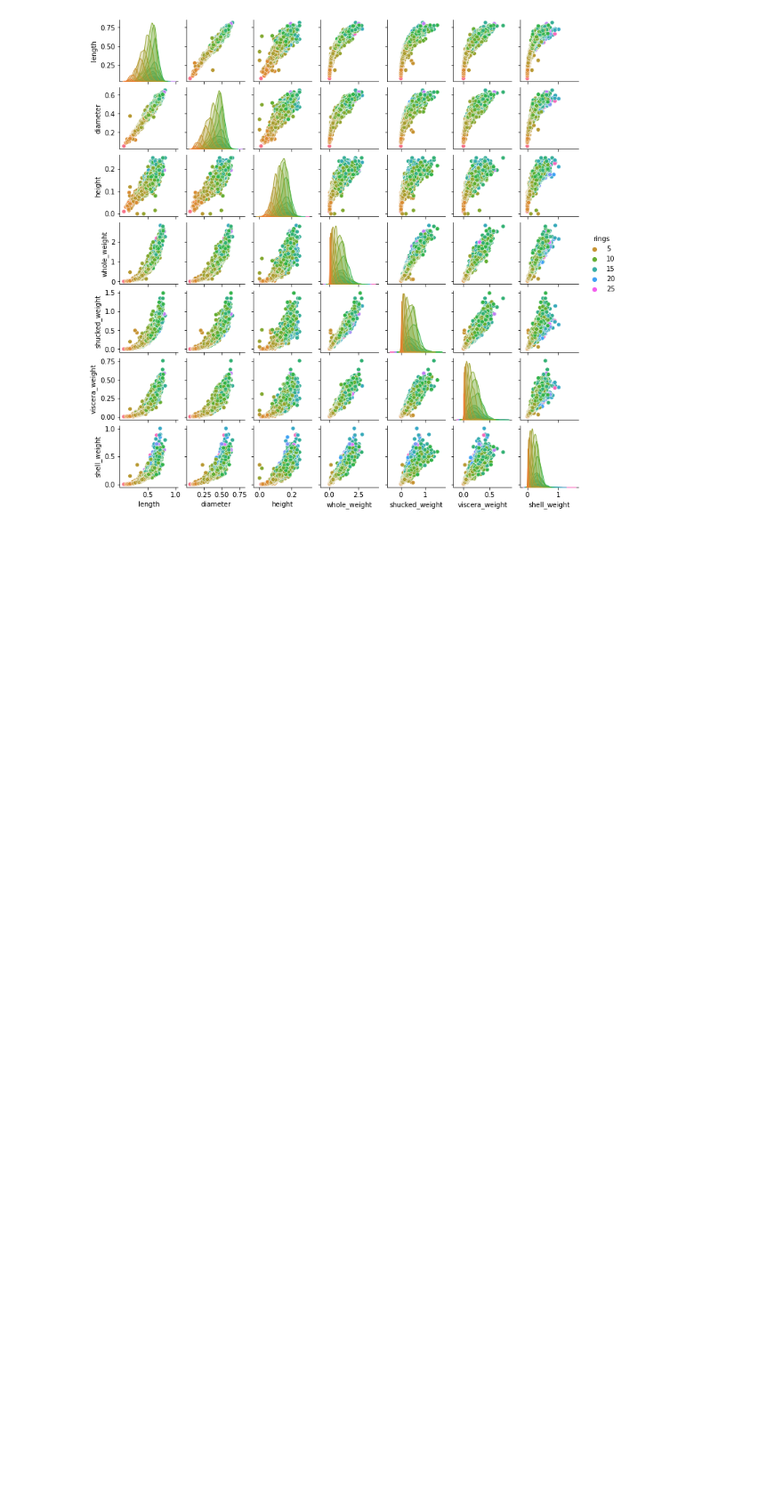
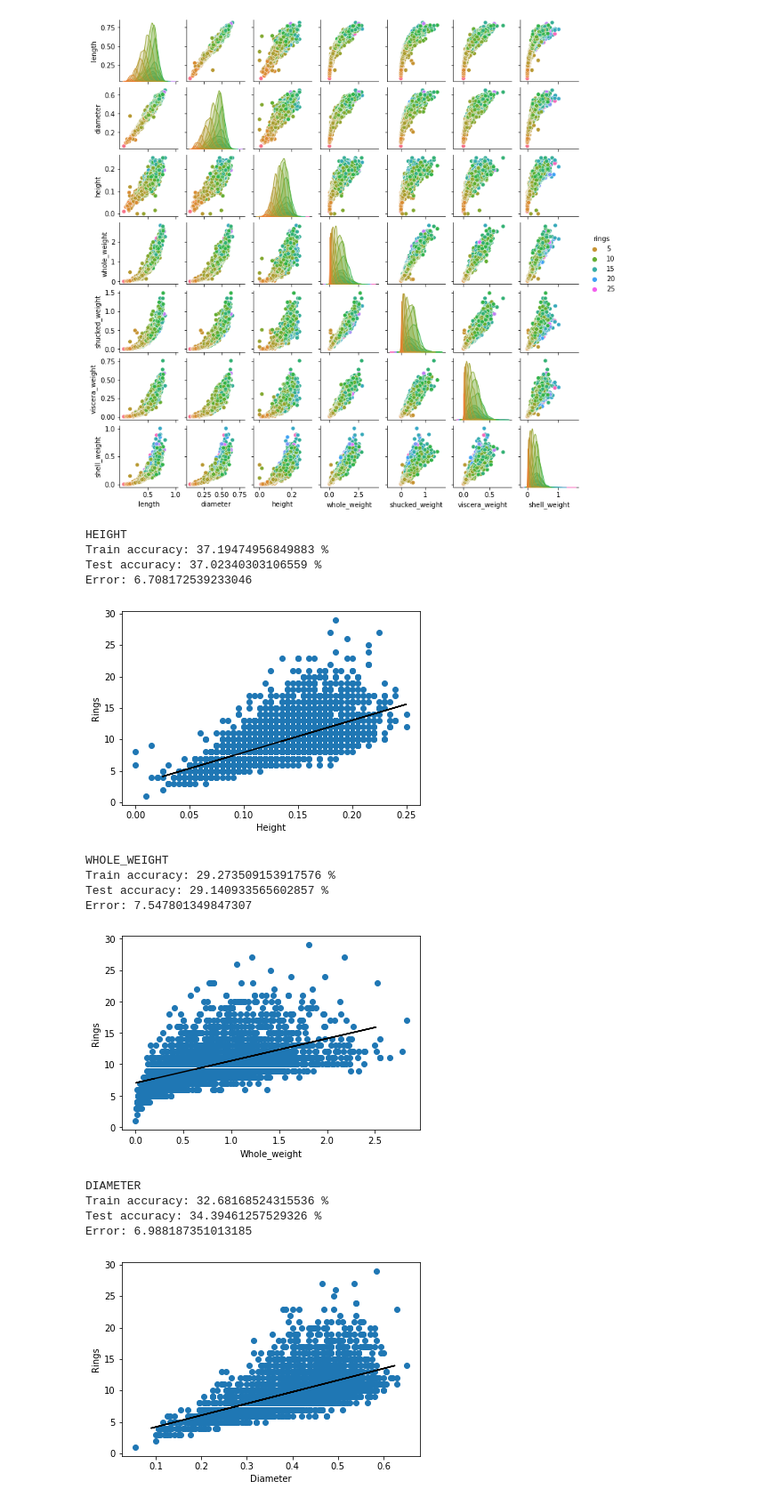
Before and after one commit to Phyvoz/DS_project, a Jupyter notebook: project.ipynb, the cells around one changed output. Shown: that part at 89% size. Drawn from its saved outputs; the diff is of its cells as text; code cells hidden in the pictures; blank space fills up the shorter version.

Commit message:
Tried a very basic linear regression without any interesting outcome (as expected)

```diff
--- a/project.ipynb
+++ b/project.ipynb
@@ -141,0 +146,48 @@ sns.pairplot(df, hue='rings', palette='husl', height=1.5)
+# %%
+def lin_reg(feature):
+    x = df[feature].values
+    y = df['rings'].values
+    x = x.reshape(-1, 1)
+    y = y.reshape(-1, 1)
+
+    x_train, x_test, y_train, y_test = train_test_split(x, y, train_size=0.8, test_size=0.2, random_state=42)
+
+    model = LinearRegression()
+    model.fit(x_train, y_train)
+    y_pred = model.predict(x_test)
+
+    errors = mean_squared_error(y_test, y_pred)
+
+    print(feature.upper())
+    print(f'Train accuracy: {model.score(x_train, y_train)*100} %')
+    print(f'Test accuracy: {model.score(x_test, y_test)*100} %')
+    print('Error:', errors)
+
+    plt.scatter(x_train, y_train)
+    plt.plot(x_test, y_pred, c='black')
+    plt.xlabel(feature.capitalize())
+    plt.ylabel('Rings')
+    plt.show()
+
+
+
+
+lin_reg('height')
+lin_reg('whole_weight')
+lin_reg('diameter')
+# %% [output]
+HEIGHT
+Train accuracy: 37.19474956849883 %
+Test accuracy: 37.02340303106559 %
+Error: 6.708172539233046
+[figure, added]
+WHOLE_WEIGHT
+Train accuracy: 29.273509153917576 %
+Test accuracy: 29.140933565602857 %
+Error: 7.547801349847307
+[figure, added]
+DIAMETER
+Train accuracy: 32.68168524315536 %
+Test accuracy: 34.39461257529326 %
+Error: 6.988187351013185
+[figure, added]
```
Also changed, not shown: parts of 1 cell of this notebook.
